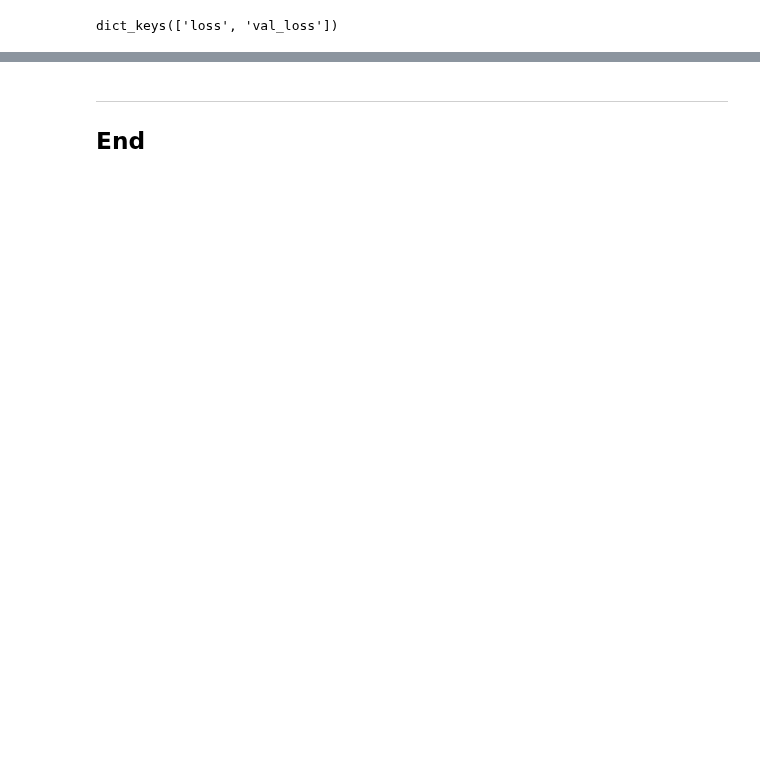
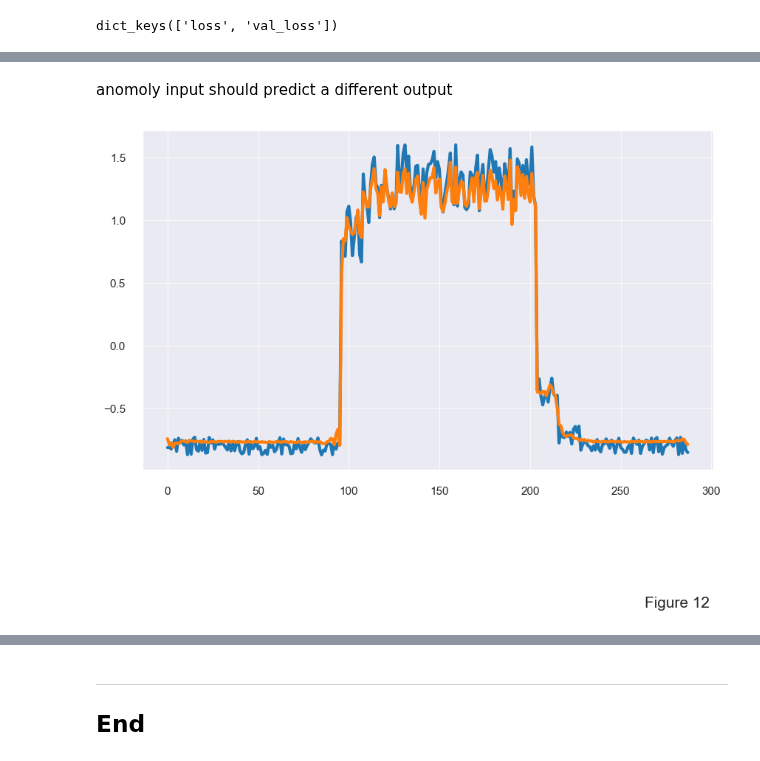
Before and after one commit to CiaranMoran27/machstat-assessment, a Jupyter notebook: time_series_anomaly_detection.ipynb, the cells around one changed output, grey strips where cells are left out. Cells and saved outputs as stored; diff of their text form; code cells hidden in the pictures; blank space fills up the shorter version.

```diff
--- a/time_series_anomaly_detection.ipynb
+++ b/time_series_anomaly_detection.ipynb
@@ -871,0 +831,18 @@ np.sum(anomalies)
+# %% [markdown]
+anomoly input should predict a different output
+# %%
+window_number = 12
+
+# Create figure and single axes.
+fig, ax = plt.subplots(figsize=(10, 6))
+
+# Plot the training set.
+ax.plot(x_train[window_number])
+
+# Plot the neural network predictions (based on training inputs).
+ax.plot(x_train_pred[window_number]);
+
+# format plot.
+plt.figtext(0.85, -0.2, 'Figure 12', horizontalalignment='center', fontsize=15);
+# %% [output]
+[figure, added]
```
Also changed, not shown: parts of 46 cells of this notebook.
